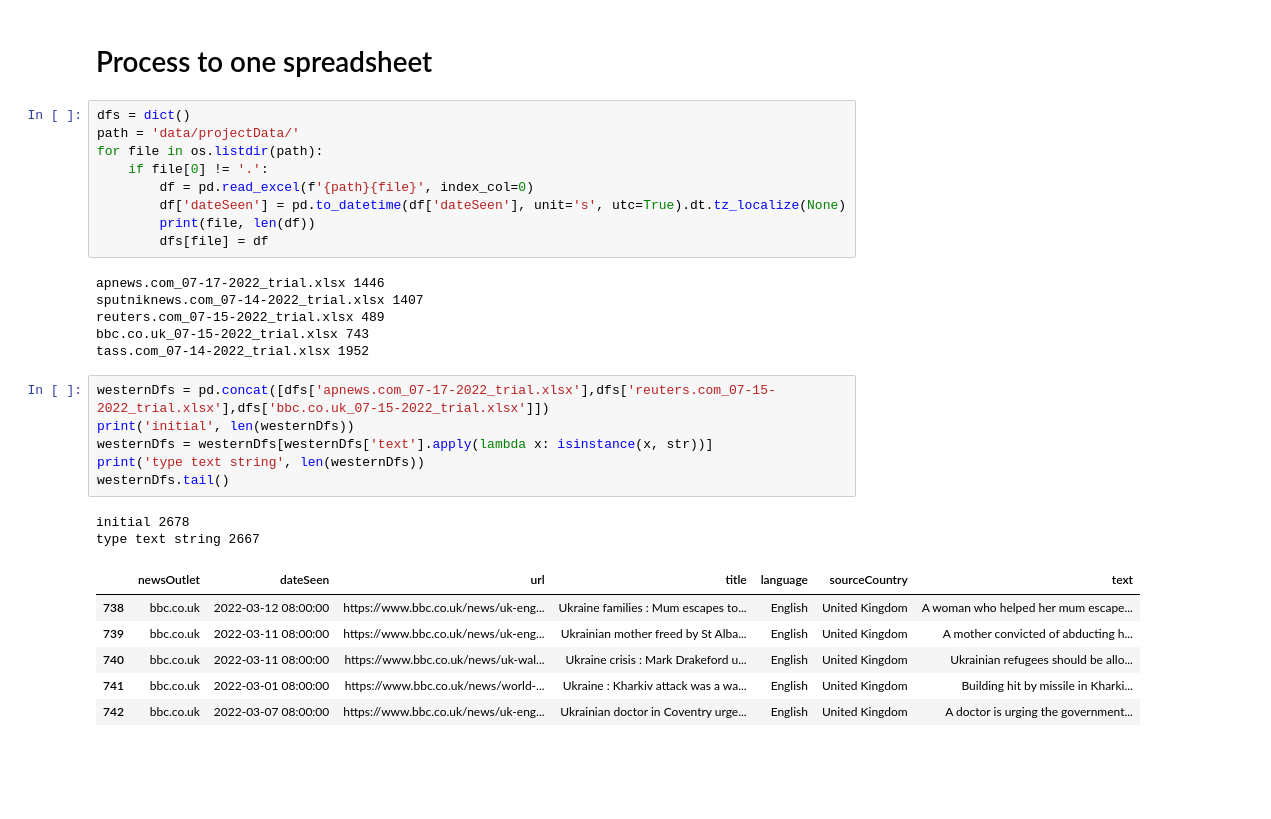
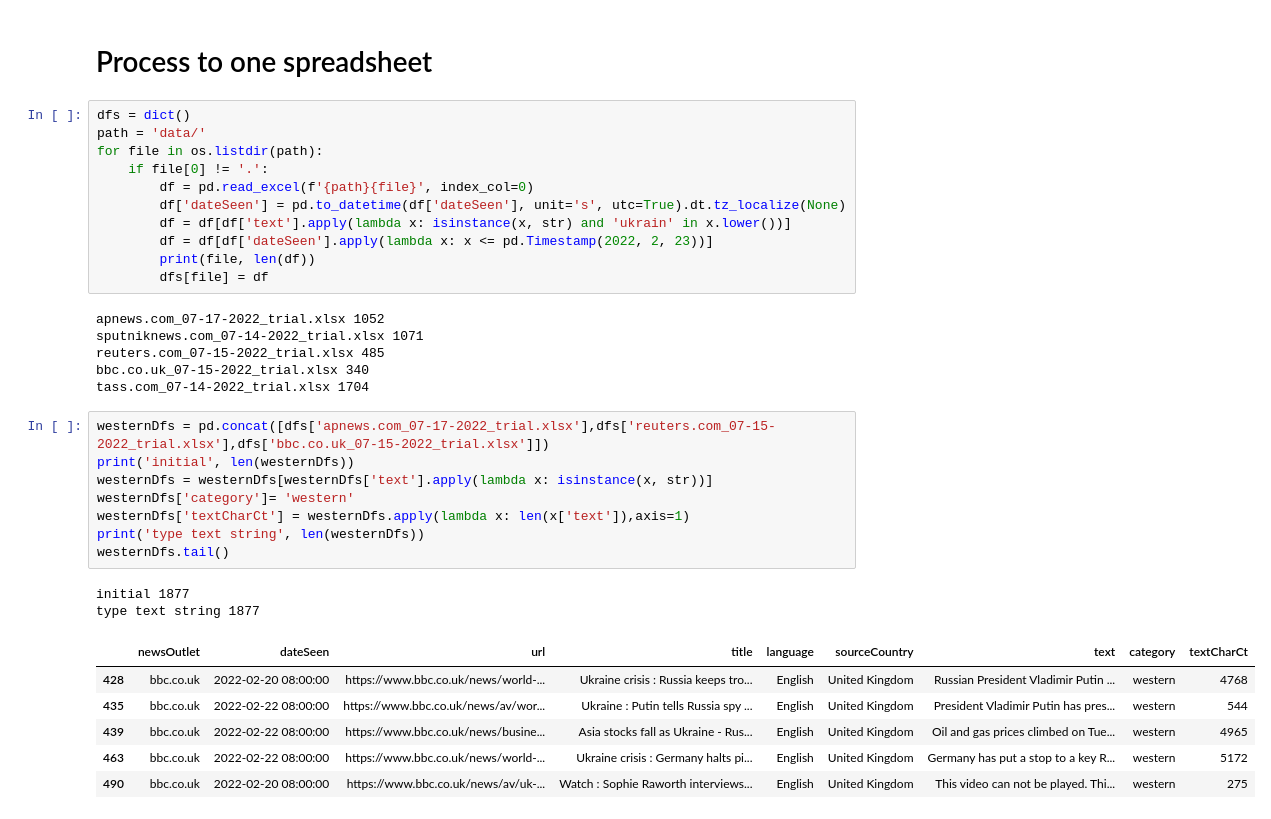
Before and after one commit to eelegiap/ukraine-media-CSLI, a Jupyter notebook: convertExcels.ipynb, the cells around one changed output. Cells and saved outputs as stored; diff of their text form; blank space fills up the shorter version.

```diff
--- a/convertExcels.ipynb
+++ b/convertExcels.ipynb
@@ -11,33 +11,37 @@ import matplotlib.pyplot as plt
 # Process to one spreadsheet
 # %%
 dfs = dict()
-path = 'data/projectData/'
+path = 'data/'
 for file in os.listdir(path):
     if file[0] != '.':
         df = pd.read_excel(f'{path}{file}', index_col=0)
         df['dateSeen'] = pd.to_datetime(df['dateSeen'], unit='s', utc=True).dt.tz_localize(None)
+        df = df[df['text'].apply(lambda x: isinstance(x, str) and 'ukrain' in x.lower())]
+        df = df[df['dateSeen'].apply(lambda x: x <= pd.Timestamp(2022, 2, 23))]
         print(file, len(df))
         dfs[file] = df
 # %% [output]
-apnews.com_07-17-2022_trial.xlsx 1446
-sputniknews.com_07-14-2022_trial.xlsx 1407
-reuters.com_07-15-2022_trial.xlsx 489
-bbc.co.uk_07-15-2022_trial.xlsx 743
-tass.com_07-14-2022_trial.xlsx 1952
+apnews.com_07-17-2022_trial.xlsx 1052
+sputniknews.com_07-14-2022_trial.xlsx 1071
+reuters.com_07-15-2022_trial.xlsx 485
+bbc.co.uk_07-15-2022_trial.xlsx 340
+tass.com_07-14-2022_trial.xlsx 1704
 # %%
 westernDfs = pd.concat([dfs['apnews.com_07-17-2022_trial.xlsx'],dfs['reuters.com_07-15-2022_trial.xlsx'],dfs['bbc.co.uk_07-15-2022_trial.xlsx']])
 print('initial', len(westernDfs))
 westernDfs = westernDfs[westernDfs['text'].apply(lambda x: isinstance(x, str))]
+westernDfs['category']= 'western'
+westernDfs['textCharCt'] = westernDfs.apply(lambda x: len(x['text']),axis=1)
 print('type text string', len(westernDfs))
 westernDfs.tail()
 # %% [output]
-initial 2678
-type text string 2667
+initial 1877
+type text string 1877
-|  | newsOutlet | dateSeen | url | title | language | sourceCountry | text |
-| 738 | bbc.co.uk | 2022-03-12 08:00:00 | https://www.bbc.co.uk/news/uk-eng... | Ukraine families : Mum escapes to... | English | United Kingdom | A woman who helped her mum escape... |
-| 739 | bbc.co.uk | 2022-03-11 08:00:00 | https://www.bbc.co.uk/news/uk-eng... | Ukrainian mother freed by St Alba... | English | United Kingdom | A mother convicted of abducting h... |
-| 740 | bbc.co.uk | 2022-03-11 08:00:00 | https://www.bbc.co.uk/news/uk-wal... | Ukraine crisis : Mark Drakeford u... | English | United Kingdom | Ukrainian refugees should be allo... |
-| 741 | bbc.co.uk | 2022-03-01 08:00:00 | https://www.bbc.co.uk/news/world-... | Ukraine : Kharkiv attack was a wa... | English | United Kingdom | Building hit by missile in Kharki... |
-| 742 | bbc.co.uk | 2022-03-07 08:00:00 | https://www.bbc.co.uk/news/uk-eng... | Ukrainian doctor in Coventry urge... | English | United Kingdom | A doctor is urging the government... |
+|  | newsOutlet | dateSeen | url | title | language | sourceCountry | text | category | textCharCt |
+| 428 | bbc.co.uk | 2022-02-20 08:00:00 | https://www.bbc.co.uk/news/world-... | Ukraine crisis : Russia keeps tro... | English | United Kingdom | Russian President Vladimir Putin ... | western | 4768 |
+| 435 | bbc.co.uk | 2022-02-22 08:00:00 | https://www.bbc.co.uk/news/av/wor... | Ukraine : Putin tells Russia spy ... | English | United Kingdom | President Vladimir Putin has pres... | western | 544 |
+| 439 | bbc.co.uk | 2022-02-22 08:00:00 | https://www.bbc.co.uk/news/busine... | Asia stocks fall as Ukraine - Rus... | English | United Kingdom | Oil and gas prices climbed on Tue... | western | 4965 |
+| 463 | bbc.co.uk | 2022-02-22 08:00:00 | https://www.bbc.co.uk/news/world-... | Ukraine crisis : Germany halts pi... | English | United Kingdom | Germany has put a stop to a key R... | western | 5172 |
+| 490 | bbc.co.uk | 2022-02-20 08:00:00 | https://www.bbc.co.uk/news/av/uk-... | Watch : Sophie Raworth interviews... | English | United Kingdom | This video can not be played. Thi... | western | 275 |
 # %%
 russianDfs = pd.concat([dfs['sputniknews.com_07-14-2022_trial.xlsx'],dfs['tass.com_07-14-2022_trial.xlsx']])
```
Also changed, not shown: parts of 19 cells of this notebook, 33 other files.
